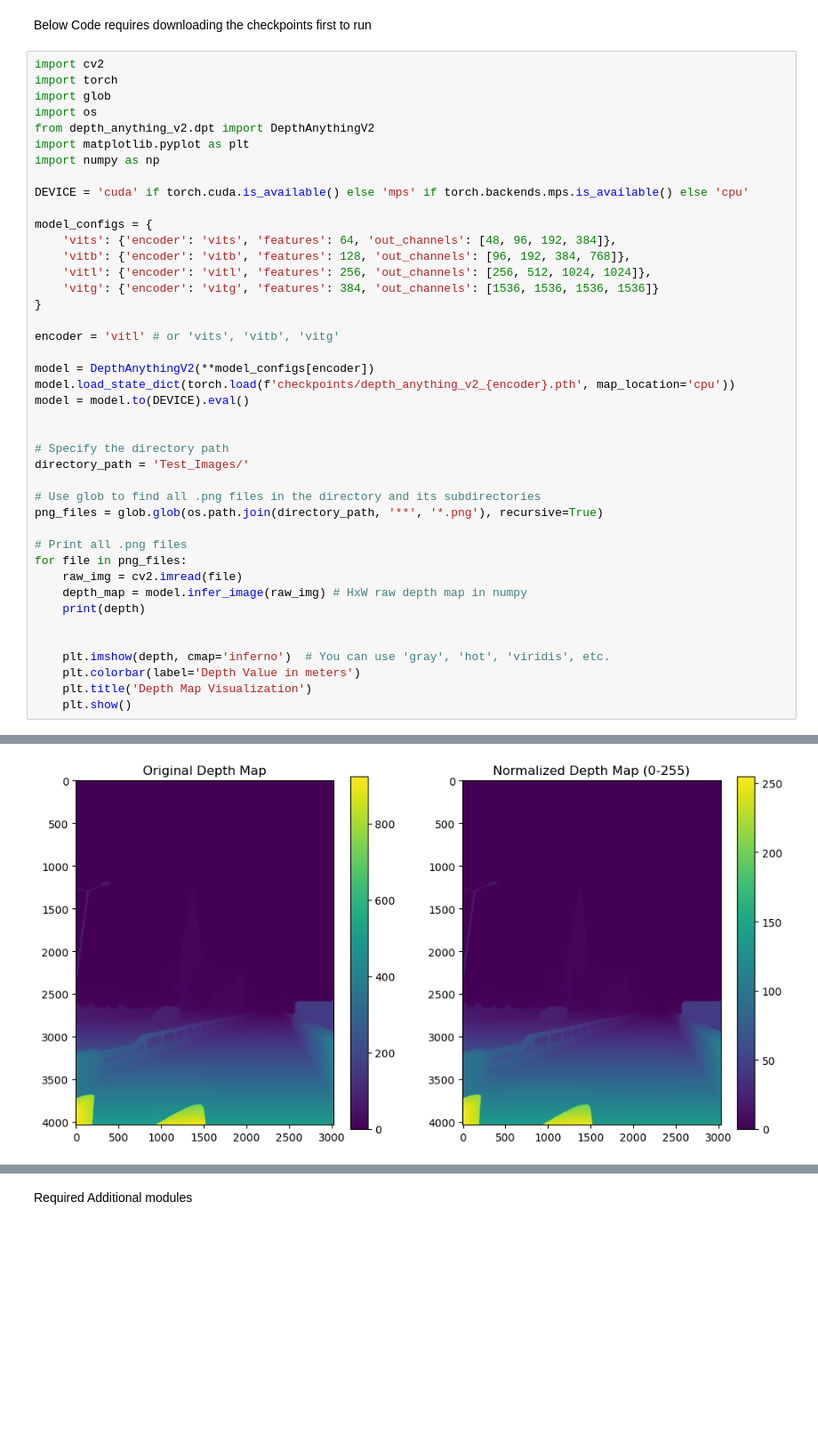
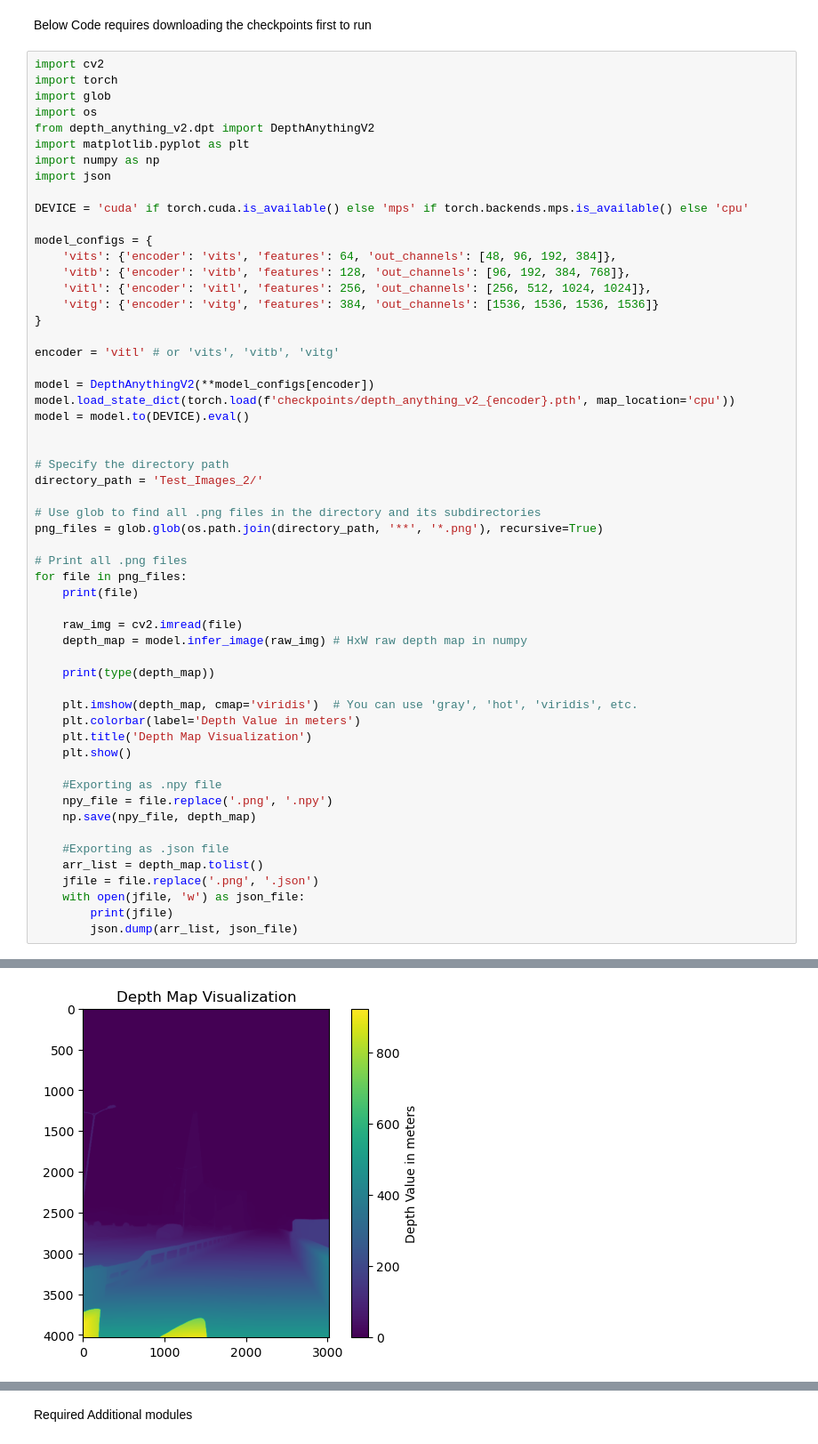
Before and after one commit to NCCA/Parallax-Mapping-2D-Images, a Jupyter notebook: Depth Estimation Models/Depth-Anything-V2/DAV2.ipynb, the cells around one changed output, grey strips where cells are left out. Shown at 89% size. Drawn from its saved outputs; the diff is of its cells as text; blank space fills up the shorter version.

Commit message:
Updated Depth Estimation Notebooks

```diff
--- a/Depth Estimation Models/Depth-Anything-V2/DAV2.ipynb
+++ b/Depth Estimation Models/Depth-Anything-V2/DAV2.ipynb
@@ -18,6 +18,7 @@ import os
 from depth_anything_v2.dpt import DepthAnythingV2
 import matplotlib.pyplot as plt
 import numpy as np
+import json
 
 DEVICE = 'cuda' if torch.cuda.is_available() else 'mps' if torch.backends.mps.is_available() else 'cpu'
 
@@ -36,20 +37,33 @@ model = model.to(DEVICE).eval()
 
 
 # Specify the directory path
-directory_path = 'Test_Images/'
+directory_path = 'Test_Images_2/'
 
 # Use glob to find all .png files in the directory and its subdirectories
 png_files = glob.glob(os.path.join(directory_path, '**', '*.png'), recursive=True)
 
 # Print all .png files
 for file in png_files:
+    print(file)
+
     raw_img = cv2.imread(file)
     depth_map = model.infer_image(raw_img) # HxW raw depth map in numpy
-    print(depth)
 
+    print(type(depth_map))
 
-    plt.imshow(depth, cmap='inferno')  # You can use 'gray', 'hot', 'viridis', etc.
+    plt.imshow(depth_map, cmap='viridis')  # You can use 'gray', 'hot', 'viridis', etc.
     plt.colorbar(label='Depth Value in meters')
     plt.title('Depth Map Visualization')
     plt.show()
+
+    #Exporting as .npy file
+    npy_file = file.replace('.png', '.npy')
+    np.save(npy_file, depth_map)
+
+    #Exporting as .json file
+    arr_list = depth_map.tolist()
+    jfile = file.replace('.png', '.json')
+    with open(jfile, 'w') as json_file:
+        print(jfile)
+        json.dump(arr_list, json_file)
 # %% [output]
@@ -63 +72 @@ for file in png_files:
-[figure, old version]
+[figure, new version]
```
Also changed, not shown: parts of 3 cells of this notebook, 1 other file.
